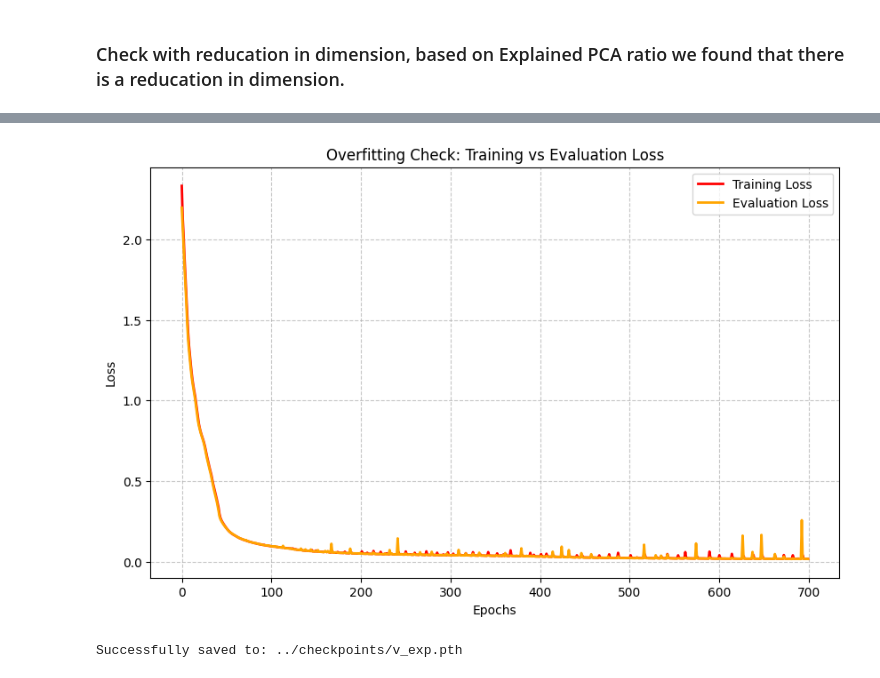
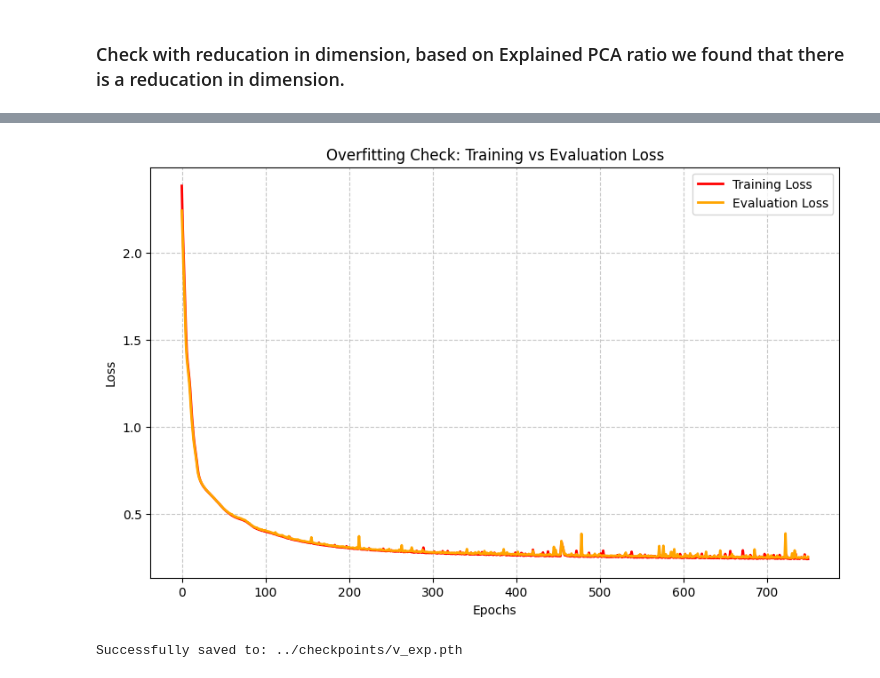
Before and after one commit to Aavash232311/transformer-pt-analysis, a Jupyter notebook: analysis/cumulative_variance_ratio.ipynb, the cells around one changed output, grey strips where cells are left out. Saved outputs shown, nothing was run; the diff lists cells and outputs as text; code cells hidden in the pictures.

Commit message:
Rerun training with num_layer=1 and dim_model=6

```diff
--- a/analysis/cumulative_variance_ratio.ipynb
+++ b/analysis/cumulative_variance_ratio.ipynb
@@ -207,7 +207,7 @@ full_path = os.path.join(checkpoint_dir, file_name)
 
 
 try:
-    train_model(model, train_loader, epochs=700, test_loader=test_loader)
+    train_model(model, train_loader, epochs=750, test_loader=test_loader)
     evaluate_model(model, test_loader, show_accuracy=True)
 except KeyboardInterrupt:
     pass
@@ -240,2 +240,2 @@ Accuracy (eval mode): 99.58%
-[figure, old version]
+[figure, new version]
 Successfully saved to: ../checkpoints/v_exp.pth
```
Also changed, not shown: parts of 1 cell of this notebook, 1 other file.
